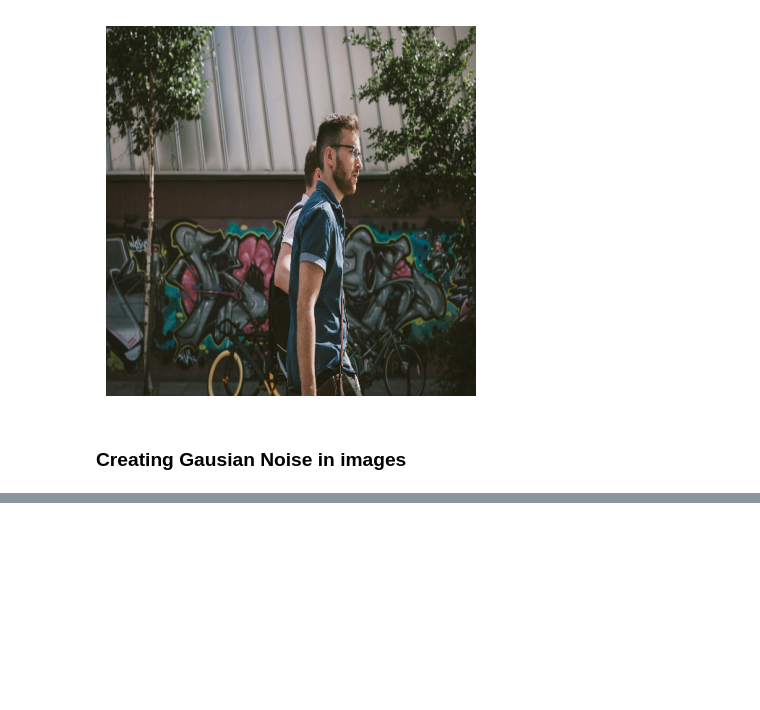
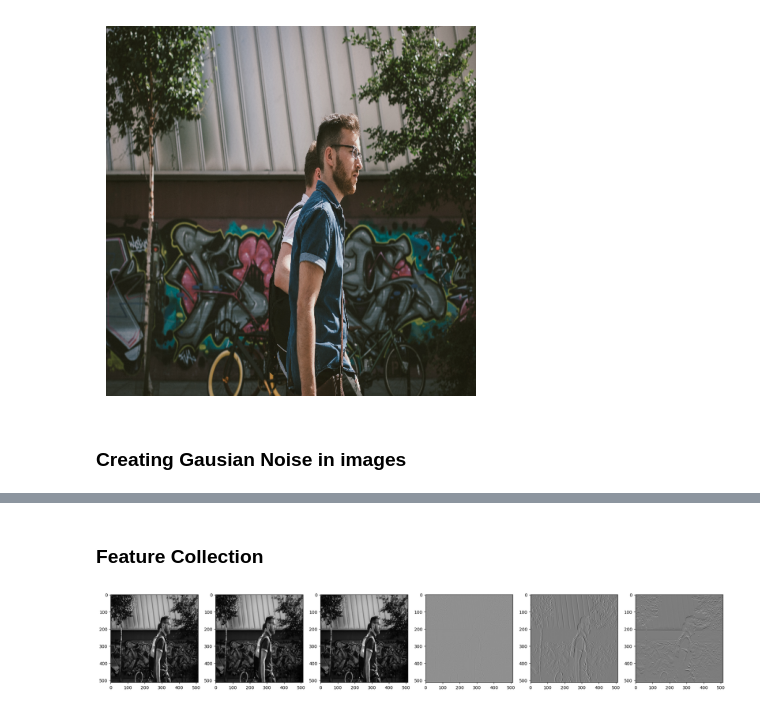
Before and after one commit to vishal-adithya/Boosted-Noise-Reducer, a Jupyter notebook: main.ipynb, the cells around one changed output, grey strips where cells are left out. Saved outputs shown, nothing was run; the diff lists cells and outputs as text; code cells hidden in the pictures; blank space fills up the shorter version.

Commit message:
Created a function for image feature engineering

```diff
--- a/main.ipynb
+++ b/main.ipynb
@@ -49,3 +49,26 @@ def Gen_Gauss_Noise(image,noise_lvl = 25):
     noisy_img = cv2.add(image,gauss)
 
     return noisy_img
+# %% [markdown]
+### Feature Collection
+# %%
+img = cv2.imread("0020.png")
+img = cv2.resize(img,(512,512))
+
+gray = cv2.cvtColor(img, cv2.COLOR_BGR2GRAY)
+mean_blur = cv2.blur(gray,(3,3))
+median_blur = cv2.medianBlur(gray,ksize=3)
+laplacian = cv2.Laplacian(gray,cv2.CV_64F)
+sobelx = cv2.Sobel(gray,cv2.CV_64F,1,0,ksize=3)
+sobely = cv2.Sobel(gray,cv2.CV_64F,0,1,ksize=3)
+# %%
+fig,ax = plt.subplots(ncols=6,figsize = (25,20))
+ax[0].imshow(gray,cmap = "gray")
+ax[1].imshow(mean_blur,cmap = "gray")
+ax[2].imshow(median_blur,cmap = "gray")
+ax[3].imshow(laplacian,cmap = "gray")
+ax[4].imshow(sobelx,cmap = "gray")
+ax[5].imshow(sobely,cmap = "gray")
+plt.show()
+# %% [output]
+[figure, added]
```
Also changed, not shown: parts of 2 cells of this notebook.
